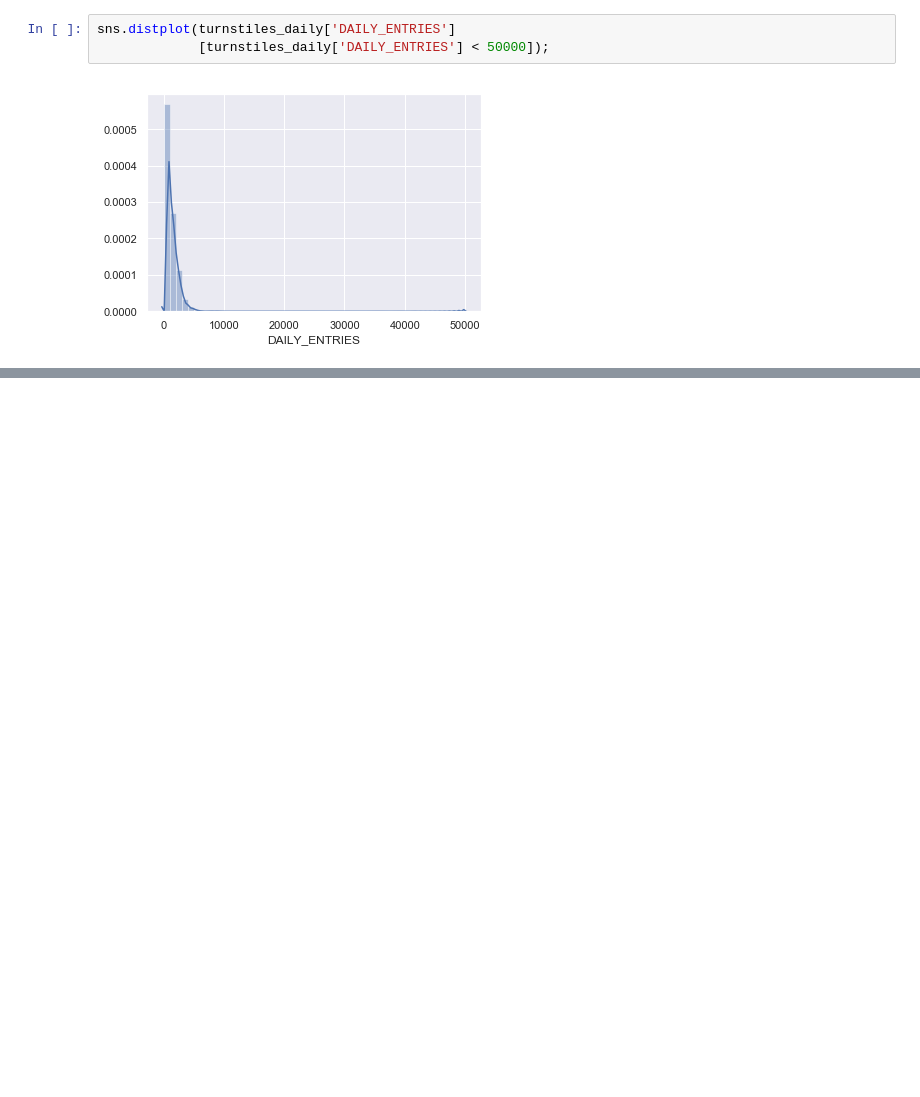
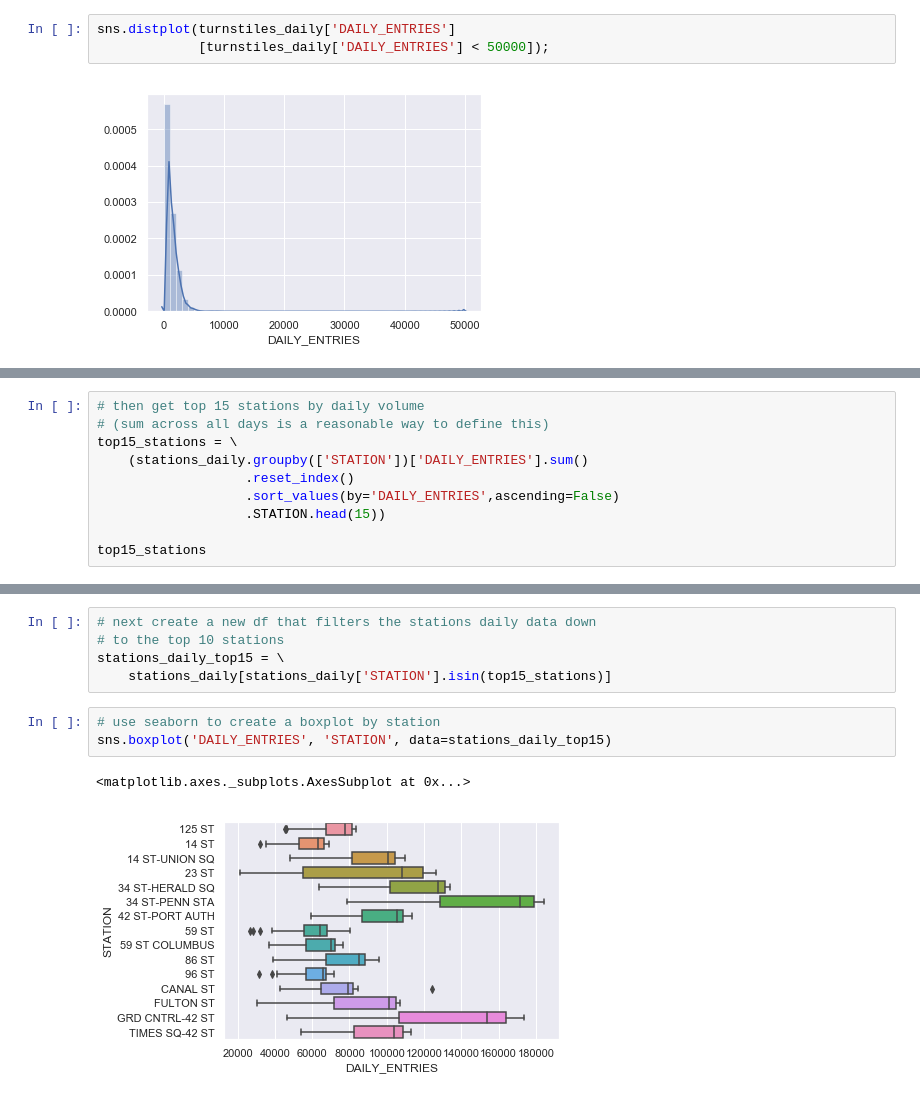
Before and after one commit to liviasalgueiro/Metis_Project-1, a Jupyter notebook: BlackBelt_Benson_Project.ipynb, the cells around one changed output, grey strips where cells are left out. Drawn from its saved outputs; the diff is of its cells as text; blank space fills up the shorter version.

```diff
--- a/BlackBelt_Benson_Project.ipynb
+++ b/BlackBelt_Benson_Project.ipynb
@@ -441,0 +454,10 @@ KeyError: 'DAILY ENTRIES'
+# %%
+# then get top 15 stations by daily volume
+# (sum across all days is a reasonable way to define this)
+top15_stations = \
+    (stations_daily.groupby(['STATION'])['DAILY_ENTRIES'].sum()
+                   .reset_index()
+                   .sort_values(by='DAILY_ENTRIES',ascending=False)
+                   .STATION.head(15))
+
+top15_stations
@@ -441,0 +481,11 @@ KeyError: 'DAILY ENTRIES'
+# %%
+# next create a new df that filters the stations daily data down
+# to the top 10 stations
+stations_daily_top15 = \
+    stations_daily[stations_daily['STATION'].isin(top15_stations)]
+# %%
+# use seaborn to create a boxplot by station
+sns.boxplot('DAILY_ENTRIES', 'STATION', data=stations_daily_top15)
+# %% [output]
+<matplotlib.axes._subplots.AxesSubplot at 0x...>
+[figure, added]
```
Also changed, not shown: parts of 8 cells of this notebook.
